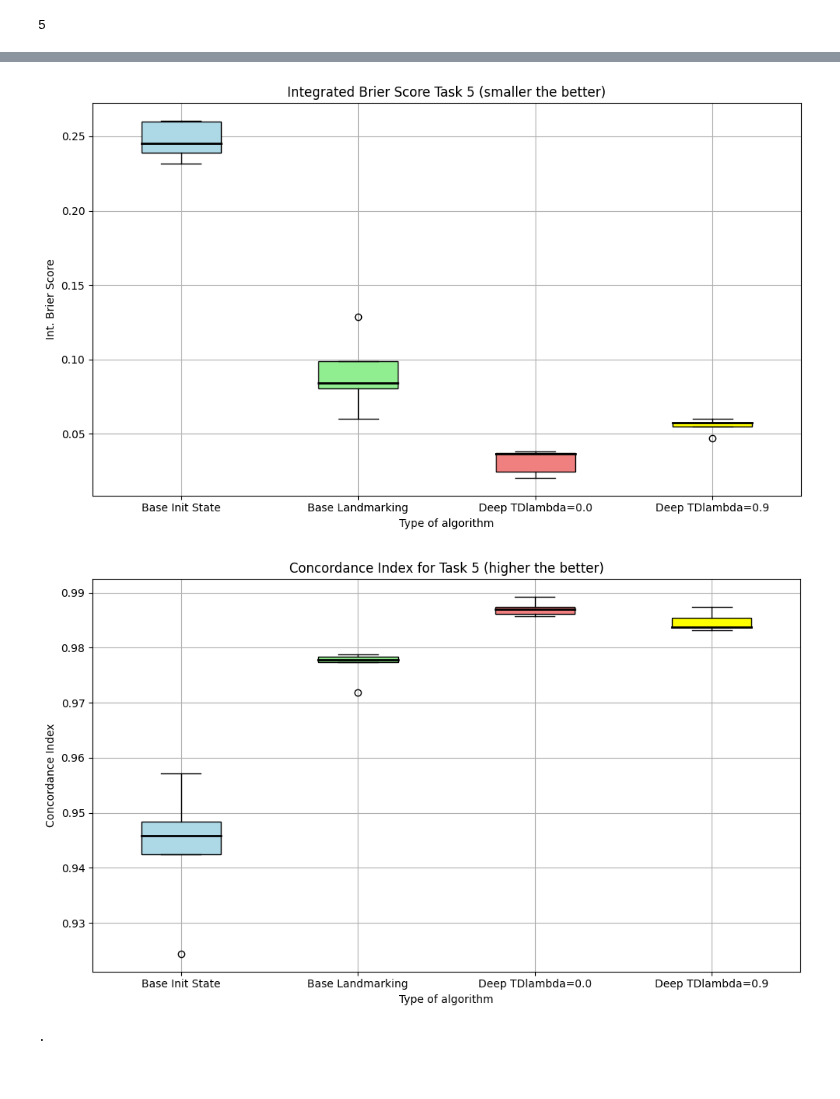
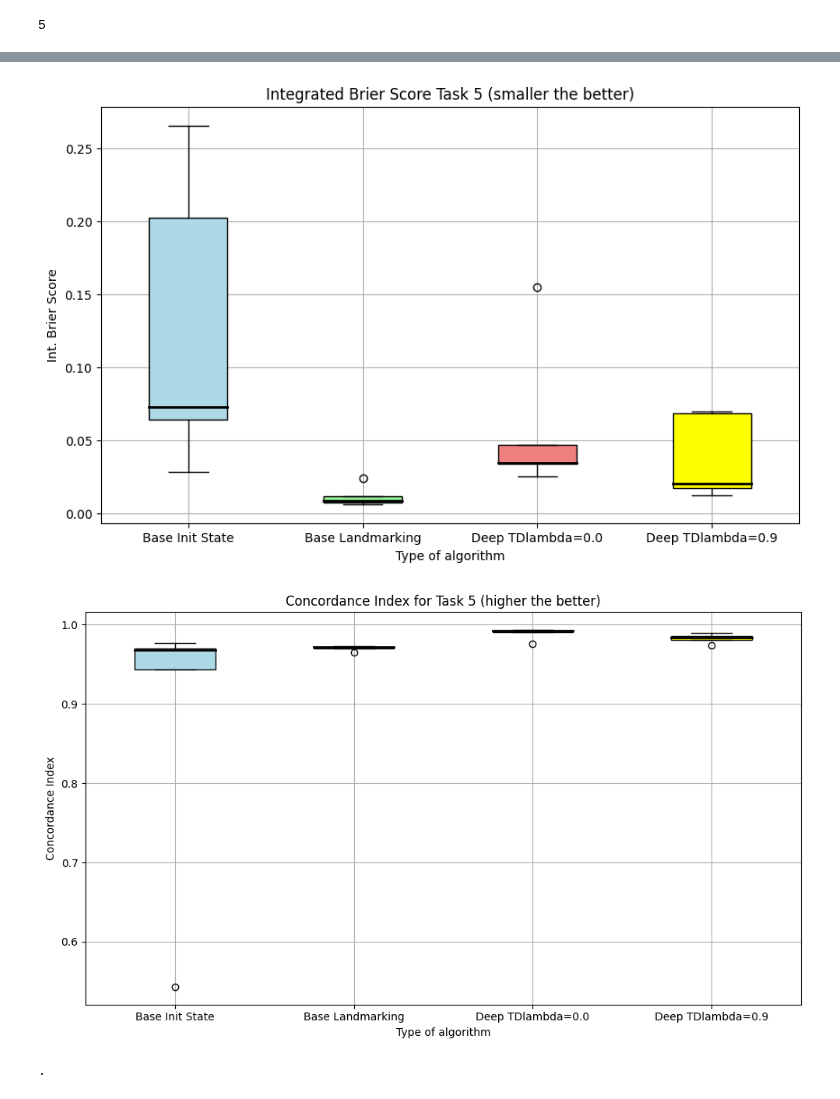
Before and after one commit to marianaw/deeptcsr, a Jupyter notebook: notebooks/single_task_exps.ipynb, the cells around one changed output, grey strips where cells are left out. Saved outputs shown, nothing was run; the diff lists cells and outputs as text; code cells hidden in the pictures.

```diff
--- a/notebooks/single_task_exps.ipynb
+++ b/notebooks/single_task_exps.ipynb
@@ -24,6 +24,8 @@ task_id
 # %% [output]
 5
 # %%
+%%time
+
 #Baseline SA with and wo landmarking
 num_exps = 5
 sizes = [.2]
@@ -51,7 +53,7 @@ for fold in range(num_exps):
         _ = model.train(train_gen, test_gen)
         surv = model.survival_curve(seqs)
         ibs_is[fold, i] = model.integrated_brier_score(surv[:,0], ts, cs)
-        scores = model.scores(jnp.expand_dims(seqs[:,0], axis=1)).squeeze()
+        scores = model.scores(seqs, q=0.0)
         ci_is[fold, i] = concordance_index(scores, ts, cs)
 
         # Landmarking.
@@ -67,7 +69,7 @@ for fold in range(num_exps):
         _ = model.train(train_gen, test_gen)
         surv = model.survival_curve(seqs)
         ibs_lm[fold, i] = model.integrated_brier_score(surv[:,0], ts, cs)
-        scores = model.scores(jnp.expand_dims(seqs[:,0], axis=1)).squeeze()
+        scores = model.scores(seqs, q=0.0)
         ci_lm[fold, i] = concordance_index(scores, ts, cs)
 
     print()
@@ -106,8 +121,7 @@ for fold in range(num_exps):
         _ = model.train(train_gen)
         surv = model.survival_curve(seqs)
         bs_1[fold, i] = model.integrated_brier_score(surv[:,0], ts, cs)
-        beta = model.state.params['cox_linear_model']['beta']
-        scores = model.scores(jnp.expand_dims(seqs[:,0], axis=1)).squeeze()
+        scores = model.scores(seqs, q=0.0)
         ci_1[fold, i] = concordance_index(scores, ts, cs)
 
         # TCSR.
@@ -122,8 +136,8 @@ for fold in range(num_exps):
         _ = model.train(train_gen)
         surv = model.survival_curve(seqs)
         bs_0[fold, i] = model.integrated_brier_score(surv[:,0], ts, cs)
-        beta = model.state.params['cox_linear_model']['beta']
-        scores = model.scores(jnp.expand_dims(seqs[:,0], axis=1)).squeeze()
+        # scores = model.scores(jnp.expand_dims(seqs[:,0], axis=1)).squeeze()
+        scores = model.scores(seqs, q=0.0)
         ci_0[fold, i] = concordance_index(scores, ts, cs)
 
     print()
@@ -138,5 +152,5 @@ Wall time: 23min 42s
 # %%
-
+savefig = False
 
 # Create a figure and axis
 fig, ax = plt.subplots(figsize=(10, 6))
@@ -144,36 +158,37 @@ fig, ax = plt.subplots(figsize=(10, 6))
 
 # Set the positions for the boxes
 positions = [1, 2, 3, 4]
 
 medianprops = dict(color='black', linewidth=2)
 
 # Create the boxplots
 bs_is = ibs_is.reshape(-1)
 bs_lm = ibs_lm.reshape(-1)
 bs_a9 = bs_1.reshape(-1)
 bs_a0 = bs_0.reshape(-1)
 boxplot = ax.boxplot([bs_is, bs_lm, bs_a0, bs_a9], medianprops=medianprops, positions=positions, patch_artist=True)
 
 # Customize the appearance (colors, labels, etc.) as needed
 ax.set_xticks(positions)
 ax.set_xticklabels(['Base Init State', 'Base Landmarking', 'Deep TDlambda=0.0', 'Deep TDlambda=0.9'])
 ax.set_xlabel("Type of algorithm")
 ax.set_ylabel("Int. Brier Score")
 ax.set_title("Integrated Brier Score Task {} (smaller the better)".format(task_id))
 ax.grid()
 
 # Optionally, fill the boxes with colors
 colors = ['lightblue', 'lightgreen', 'lightcoral', 'yellow']
 for patch, color in zip(boxplot['boxes'], colors):
     patch.set_facecolor(color)
 
 # Save the figure as a PDF with tight layout
-plt.tight_layout()  # Ensures a tight layout
-plt.savefig("../../Figures/Int_brier_score_task_{}_shallow.pdf".format(task_id), format="pdf")
+if savefig:
+    plt.tight_layout()  # Ensures a tight layout
+    plt.savefig("../../Figures/survan/runtime_pred/Int_brier_score_task_{}_transf.pdf".format(task_id), format="pdf")
 
 plt.show()
 # %% [output]
-[figure, old version]
+[figure, new version]
 # %%
 
 
@@ -207,12 +222,13 @@ for patch, color in zip(boxplot['boxes'], colors):
     patch.set_facecolor(color)
 
 # Save the figure as a PDF with tight layout
-plt.tight_layout()  # Ensures a tight layout
-plt.savefig("../../Figures/Concordance_idx_task_{}_shallow.pdf".format(task_id), format="pdf")
+if savefig:
+    plt.tight_layout()  # Ensures a tight layout
+    plt.savefig("../../Figures/Concordance_idx_task_{}_shallow.pdf".format(task_id), format="pdf")
 
 plt.show()
 # %% [output]
-[figure, old version]
+[figure, new version]
 # %%
 config['target_lr'] = 0.1
 config['num_epochs'] = 200
```
Also changed, not shown: parts of 3 cells of this notebook, 4 other files.
